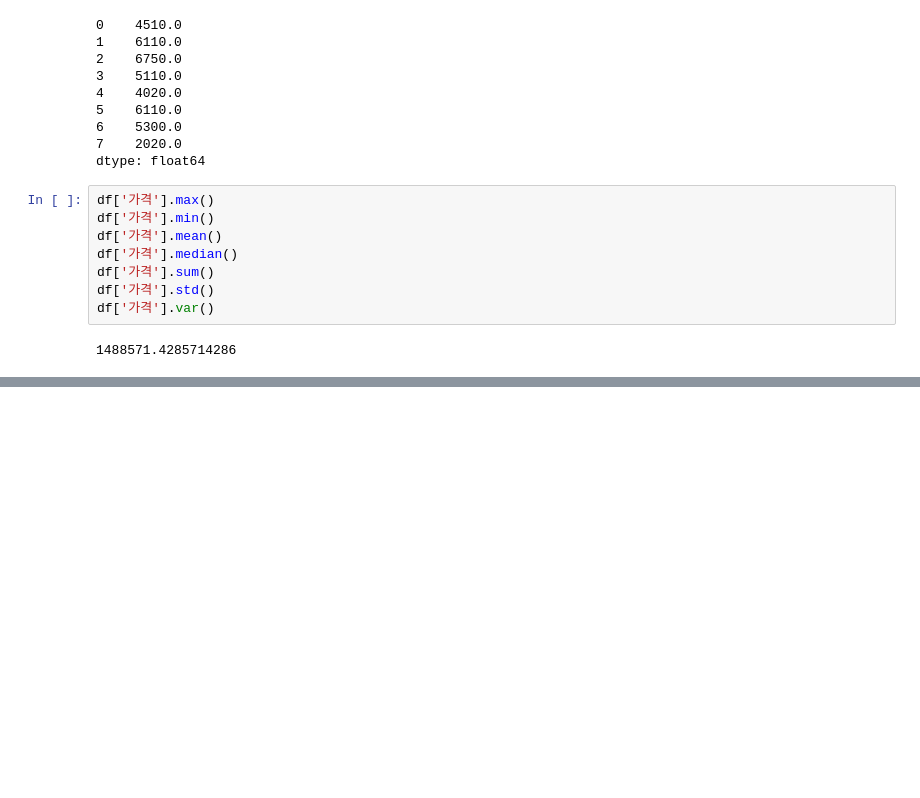
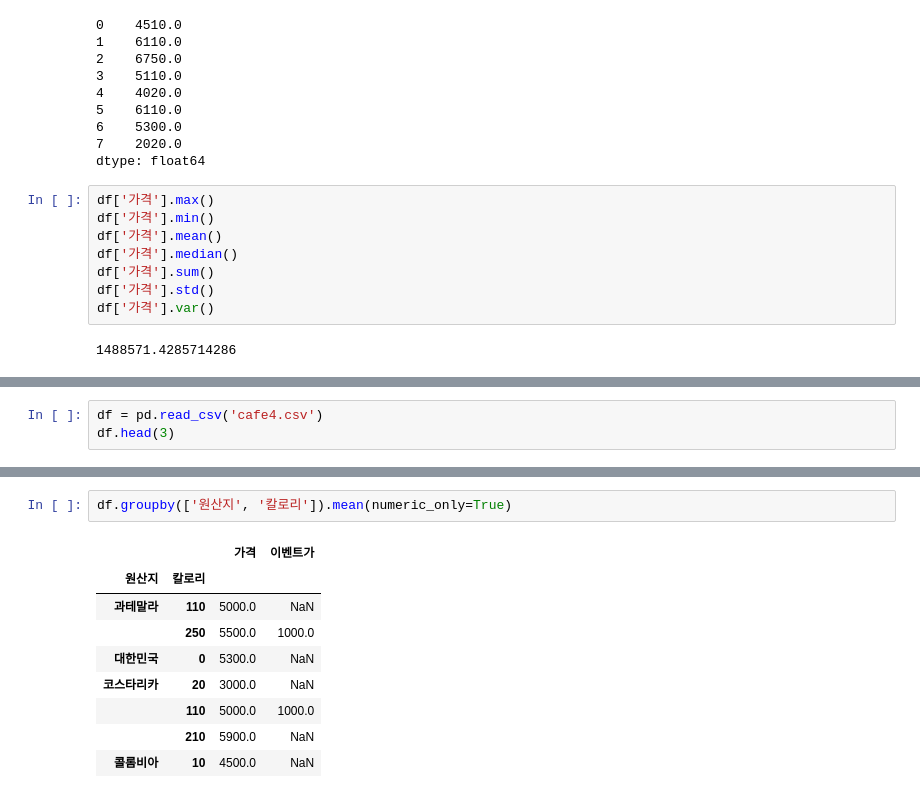
Before and after one commit to YoungriKIM/Engineer_Big_Data_Analysis, a Jupyter notebook: 퇴근후딴짓/part1/ch2/selfstudy.ipynb, the cells around one changed output, grey strips where cells are left out. Saved outputs shown, nothing was run; the diff lists cells and outputs as text; blank space fills up the shorter version.

```diff
--- a/퇴근후딴짓/part1/ch2/selfstudy.ipynb
+++ b/퇴근후딴짓/part1/ch2/selfstudy.ipynb
@@ -873,0 +1007,3 @@ df['가격'].var()
+# %%
+df = pd.read_csv('cafe4.csv')
+df.head(3)
@@ -873,0 +1024,12 @@ df['가격'].var()
+# %%
+df.groupby(['원산지', '칼로리']).mean(numeric_only=True)
+# %% [output]
+|  |  | 가격 | 이벤트가 |
+| 원산지 | 칼로리 |  |  |
+| 과테말라 | 110 | 5000.0 | NaN |
+|  | 250 | 5500.0 | 1000.0 |
+| 대한민국 | 0 | 5300.0 | NaN |
+| 코스타리카 | 20 | 3000.0 | NaN |
+|  | 110 | 5000.0 | 1000.0 |
+|  | 210 | 5900.0 | NaN |
+| 콜롬비아 | 10 | 4500.0 | NaN |
```
Also changed, not shown: parts of 18 cells of this notebook.
